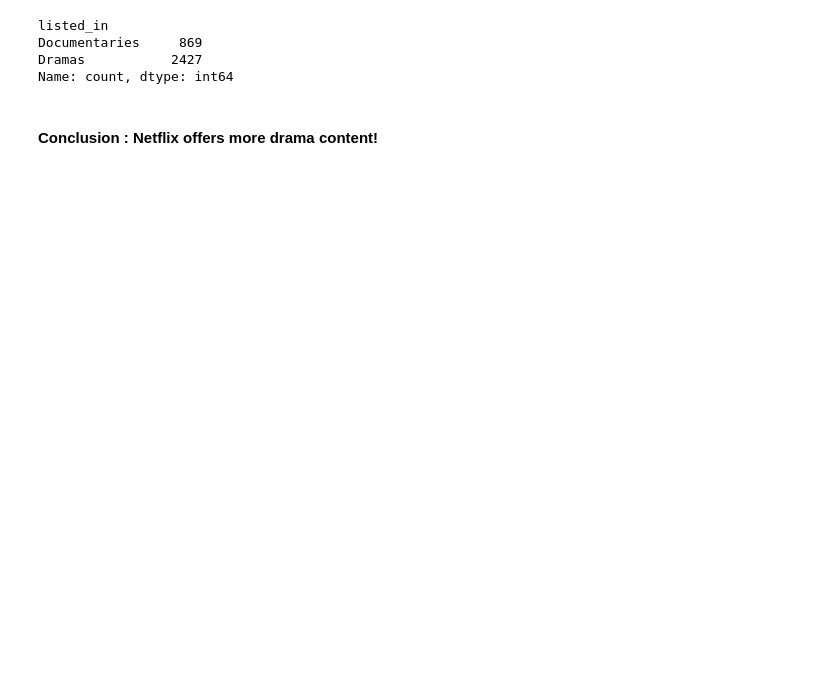
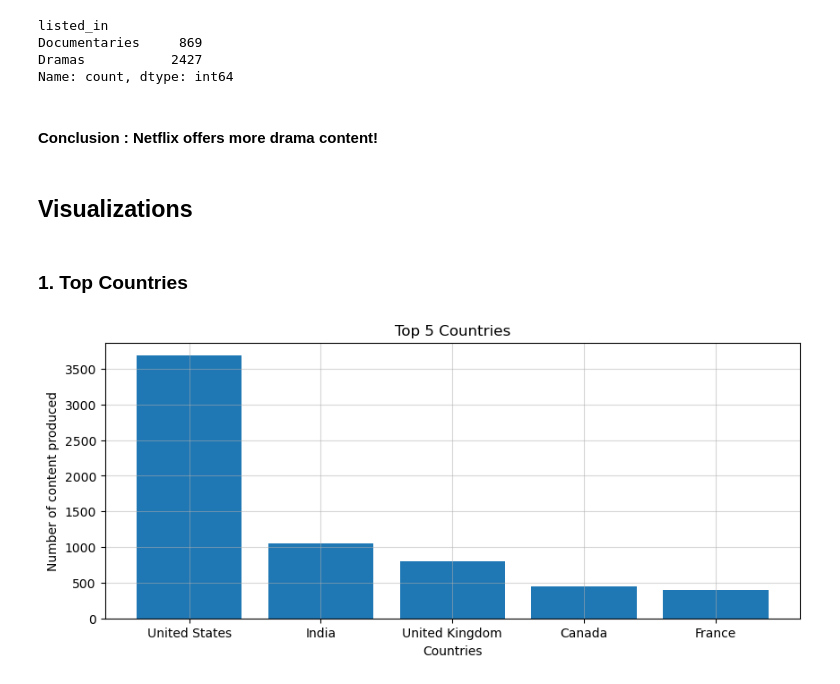
Before and after one commit to Yash-Codes07/netflix-content-analysis, a Jupyter notebook: notebooks/netflix_content_analysis.ipynb, the cells around one changed output. Saved outputs shown, nothing was run; the diff lists cells and outputs as text; code cells hidden in the pictures; blank space fills up the shorter version.

```diff
--- a/notebooks/netflix_content_analysis.ipynb
+++ b/notebooks/netflix_content_analysis.ipynb
@@ -122,7 +123,8 @@ country_df[["show_id", "title", "country"]].head()
 | 7 | s8 | Sankofa | United States |
 | 7 | s8 | Sankofa | Ghana |
 # %%
-country_df["country"].value_counts()
+country_count = country_df["country"].value_counts()
+country_count.head()
 # %% [output]
 country
 United States     3684
@@ -300,3 +288,18 @@ Dramas           2427
 Name: count, dtype: int64
 # %% [markdown]
 #### Conclusion : Netflix offers more drama content!
+# %% [markdown]
+## Visualizations
+# %% [markdown]
+### 1. Top Countries
+# %%
+# country_count - used earlier
+plt.figure(figsize=(10, 4))
+plt.bar(country_count.index[:5], country_count.values[:5])
+plt.grid(True, alpha=0.5)
+plt.xlabel("Countries")
+plt.ylabel("Number of content produced")
+plt.title("Top 5 Countries")
+plt.show()
+# %% [output]
+[figure, added]
```
Also changed, not shown: parts of 25 cells of this notebook.
